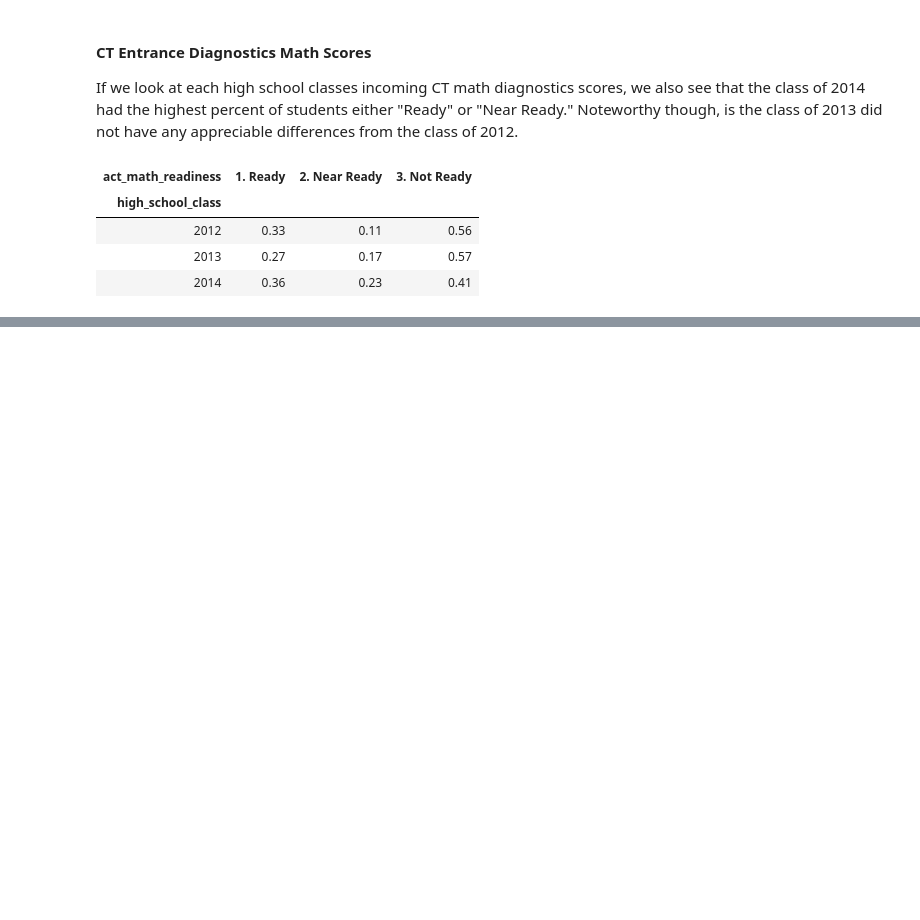
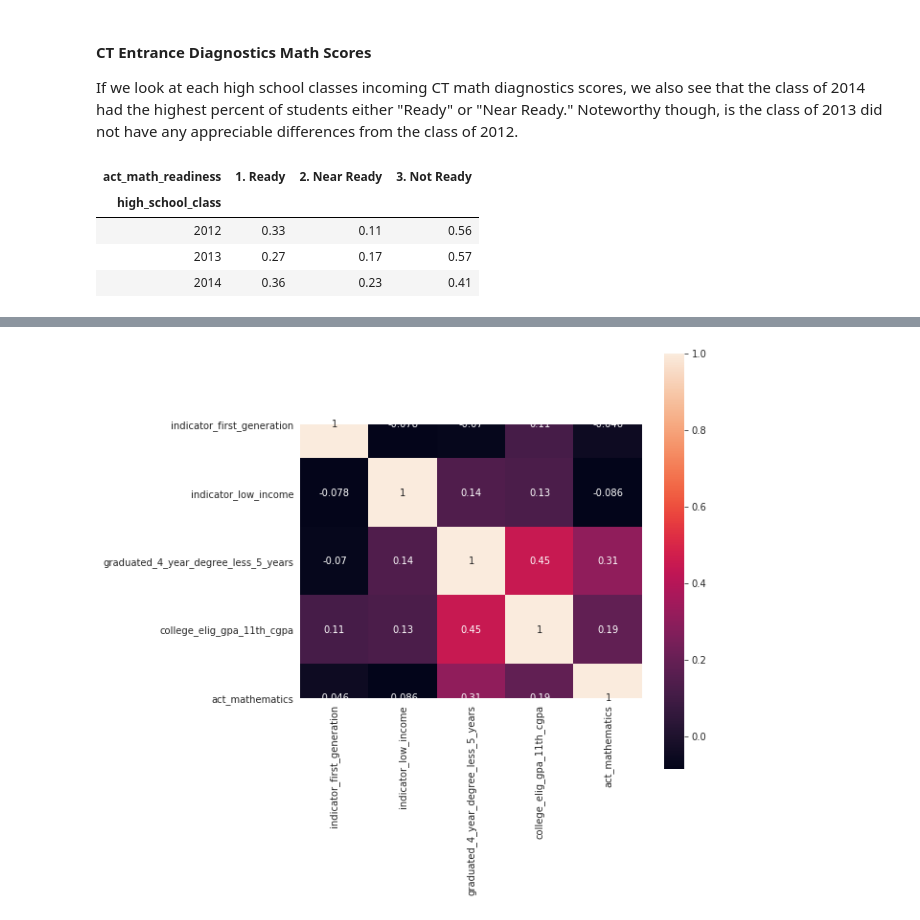
Before and after one commit to College-Track/sf_class_2014, a Jupyter notebook: Report.ipynb, the cells around one changed output, grey strips where cells are left out. Drawn from its saved outputs; the diff is of its cells as text; code cells hidden in the pictures; blank space fills up the shorter version.

Commit message:
ols and correleation charts

```diff
--- a/Report.ipynb
+++ b/Report.ipynb
@@ -189,3 +251,11 @@ entrance_scores
+# %%
+corrMatrix = df.corr()
+# %%
+with sns.axes_style("white"):
+    f, ax = plt.subplots(figsize=(8, 8))
+    ax = sns.heatmap(corrMatrix, vmax=1, square=True, annot=True)
+# %% [output]
+[figure, added]
 # %%
 %%html
 <script src="https://cdn.rawgit.com/parente/4c3e6936d0d7a46fd071/raw/65b816fb9bdd3c28b4ddf3af602bfd6015486383/code_toggle.js"></script>
```
Also changed, not shown: parts of 7 cells of this notebook.
